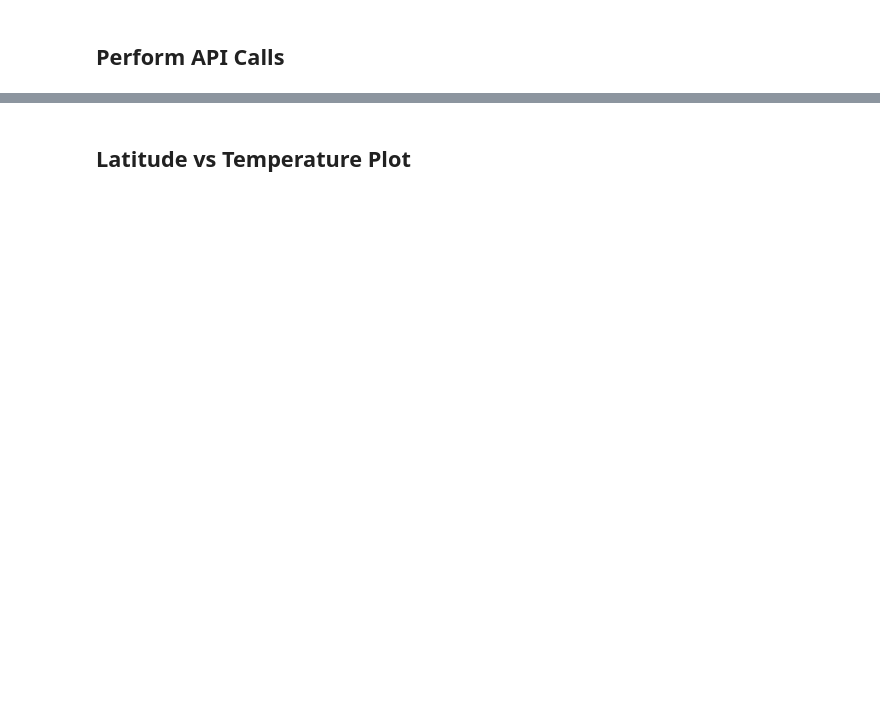
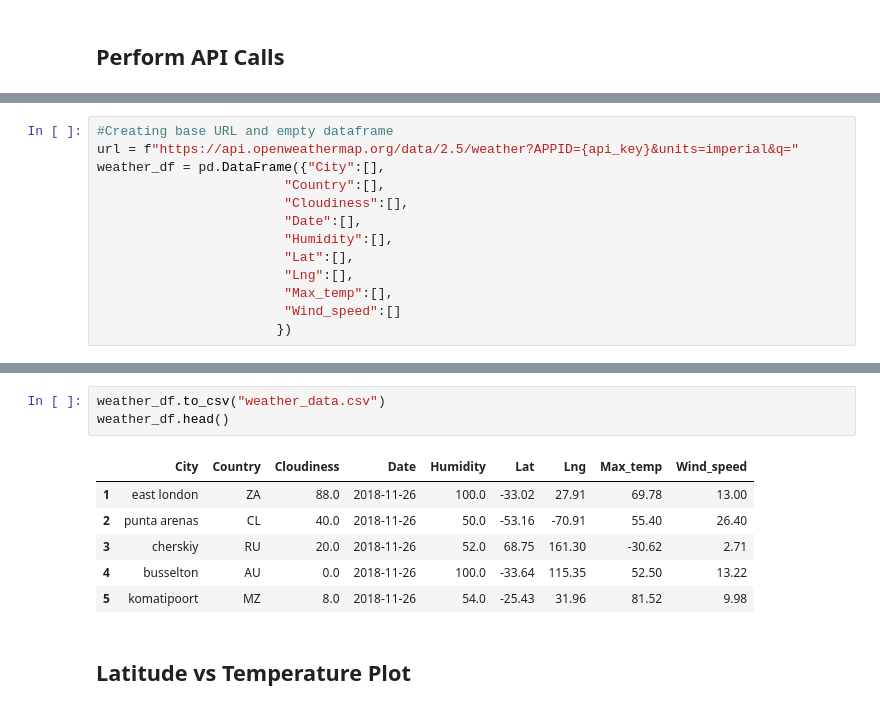
Before and after one commit to codingljn/WeatherPy, a Jupyter notebook: WeatherPy.ipynb, the cells around one changed output, grey strips where cells are left out. Drawn from its saved outputs; the diff is of its cells as text; blank space fills up the shorter version.

```diff
--- a/WeatherPy.ipynb
+++ b/WeatherPy.ipynb
@@ -179,0 +58,13 @@ city_data_pd.head()
+# %%
+#Creating base URL and empty dataframe
+url = f"https://api.openweathermap.org/data/2.5/weather?APPID={api_key}&units=imperial&q="
+weather_df = pd.DataFrame({"City":[],
+                        "Country":[],
+                        "Cloudiness":[],
+                        "Date":[],
+                        "Humidity":[],
+                        "Lat":[],
+                        "Lng":[],
+                        "Max_temp":[],
+                        "Wind_speed":[]
+                       })
@@ -180,3 +116,13 @@ city_data_pd.head()
+# %%
+weather_df.to_csv("weather_data.csv")
+weather_df.head()
+# %% [output]
+|  | City | Country | Cloudiness | Date | Humidity | Lat | Lng | Max_temp | Wind_speed |
+| 1 | east london | ZA | 88.0 | 2018-11-26 | 100.0 | -33.02 | 27.91 | 69.78 | 13.00 |
+| 2 | punta arenas | CL | 40.0 | 2018-11-26 | 50.0 | -53.16 | -70.91 | 55.40 | 26.40 |
+| 3 | cherskiy | RU | 20.0 | 2018-11-26 | 52.0 | 68.75 | 161.30 | -30.62 | 2.71 |
+| 4 | busselton | AU | 0.0 | 2018-11-26 | 100.0 | -33.64 | 115.35 | 52.50 | 13.22 |
+| 5 | komatipoort | MZ | 8.0 | 2018-11-26 | 54.0 | -25.43 | 31.96 | 81.52 | 9.98 |
 # %% [markdown]
 ## Latitude vs Temperature Plot
 # %%
```
Also changed, not shown: parts of 11 cells of this notebook.
